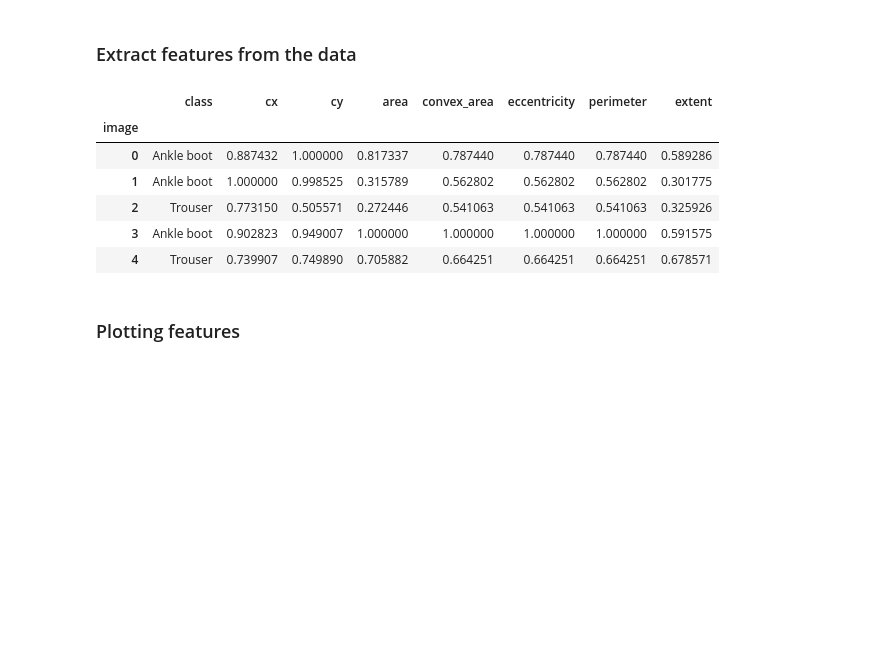
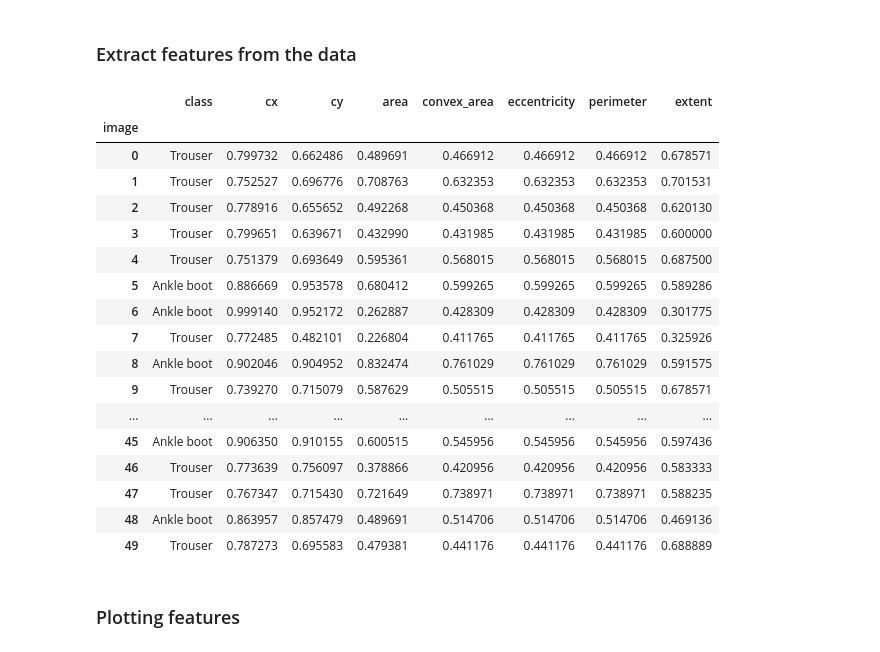
Before and after one commit to danielhp97/MLVC_1, a Jupyter notebook: Assignment1.ipynb, the cells around one changed output. Cells and saved outputs as stored; diff of their text form; code cells hidden in the pictures; blank space fills up the shorter version.

```diff
--- a/Assignment1.ipynb
+++ b/Assignment1.ipynb
@@ -42,28 +42,39 @@ plt.show()
 ### Extract features from the data
 # %%
 ### Choose a smaller subset for testing purposes
-image_subsubset = image_subset[25:30]
-label_subsubset = label_subset[25:30]
+image_subsubset = image_subset[20:70]
+label_subsubset = label_subset[20:70]
 
 features_subset = data_manager.extract_features(image_subsubset, label_subsubset)
 
 ### Normalize features
 features_subset.area = features_subset.area / max(features_subset.area)
 features_subset.cx = features_subset.cx / max(features_subset.cx)
 features_subset.cy = features_subset.cy / max(features_subset.cy)
 features_subset.convex_area = features_subset.convex_area / max(features_subset.convex_area)
 features_subset.eccentricity = features_subset.convex_area / max(features_subset.convex_area)
 features_subset.perimeter = features_subset.convex_area / max(features_subset.convex_area)
 
 features_subset
 # %% [output]
 |  | class | cx | cy | area | convex_area | eccentricity | perimeter | extent |
 | image |  |  |  |  |  |  |  |  |
-| 0 | Ankle boot | 0.887432 | 1.000000 | 0.817337 | 0.787440 | 0.787440 | 0.787440 | 0.589286 |
-| 1 | Ankle boot | 1.000000 | 0.998525 | 0.315789 | 0.562802 | 0.562802 | 0.562802 | 0.301775 |
-| 2 | Trouser | 0.773150 | 0.505571 | 0.272446 | 0.541063 | 0.541063 | 0.541063 | 0.325926 |
-| 3 | Ankle boot | 0.902823 | 0.949007 | 1.000000 | 1.000000 | 1.000000 | 1.000000 | 0.591575 |
-| 4 | Trouser | 0.739907 | 0.749890 | 0.705882 | 0.664251 | 0.664251 | 0.664251 | 0.678571 |
+| 0 | Trouser | 0.799732 | 0.662486 | 0.489691 | 0.466912 | 0.466912 | 0.466912 | 0.678571 |
+| 1 | Trouser | 0.752527 | 0.696776 | 0.708763 | 0.632353 | 0.632353 | 0.632353 | 0.701531 |
+| 2 | Trouser | 0.778916 | 0.655652 | 0.492268 | 0.450368 | 0.450368 | 0.450368 | 0.620130 |
+| 3 | Trouser | 0.799651 | 0.639671 | 0.432990 | 0.431985 | 0.431985 | 0.431985 | 0.600000 |
+| 4 | Trouser | 0.751379 | 0.693649 | 0.595361 | 0.568015 | 0.568015 | 0.568015 | 0.687500 |
+| 5 | Ankle boot | 0.886669 | 0.953578 | 0.680412 | 0.599265 | 0.599265 | 0.599265 | 0.589286 |
+| 6 | Ankle boot | 0.999140 | 0.952172 | 0.262887 | 0.428309 | 0.428309 | 0.428309 | 0.301775 |
+| 7 | Trouser | 0.772485 | 0.482101 | 0.226804 | 0.411765 | 0.411765 | 0.411765 | 0.325926 |
+| 8 | Ankle boot | 0.902046 | 0.904952 | 0.832474 | 0.761029 | 0.761029 | 0.761029 | 0.591575 |
+| 9 | Trouser | 0.739270 | 0.715079 | 0.587629 | 0.505515 | 0.505515 | 0.505515 | 0.678571 |
+| ... | ... | ... | ... | ... | ... | ... | ... | ... |
+| 45 | Ankle boot | 0.906350 | 0.910155 | 0.600515 | 0.545956 | 0.545956 | 0.545956 | 0.597436 |
+| 46 | Trouser | 0.773639 | 0.756097 | 0.378866 | 0.420956 | 0.420956 | 0.420956 | 0.583333 |
+| 47 | Trouser | 0.767347 | 0.715430 | 0.721649 | 0.738971 | 0.738971 | 0.738971 | 0.588235 |
+| 48 | Ankle boot | 0.863957 | 0.857479 | 0.489691 | 0.514706 | 0.514706 | 0.514706 | 0.469136 |
+| 49 | Trouser | 0.787273 | 0.695583 | 0.479381 | 0.441176 | 0.441176 | 0.441176 | 0.688889 |
 # %% [markdown]
 ### Plotting features
 # %%
```
Also changed, not shown: parts of 3 cells of this notebook, 1 other file.
